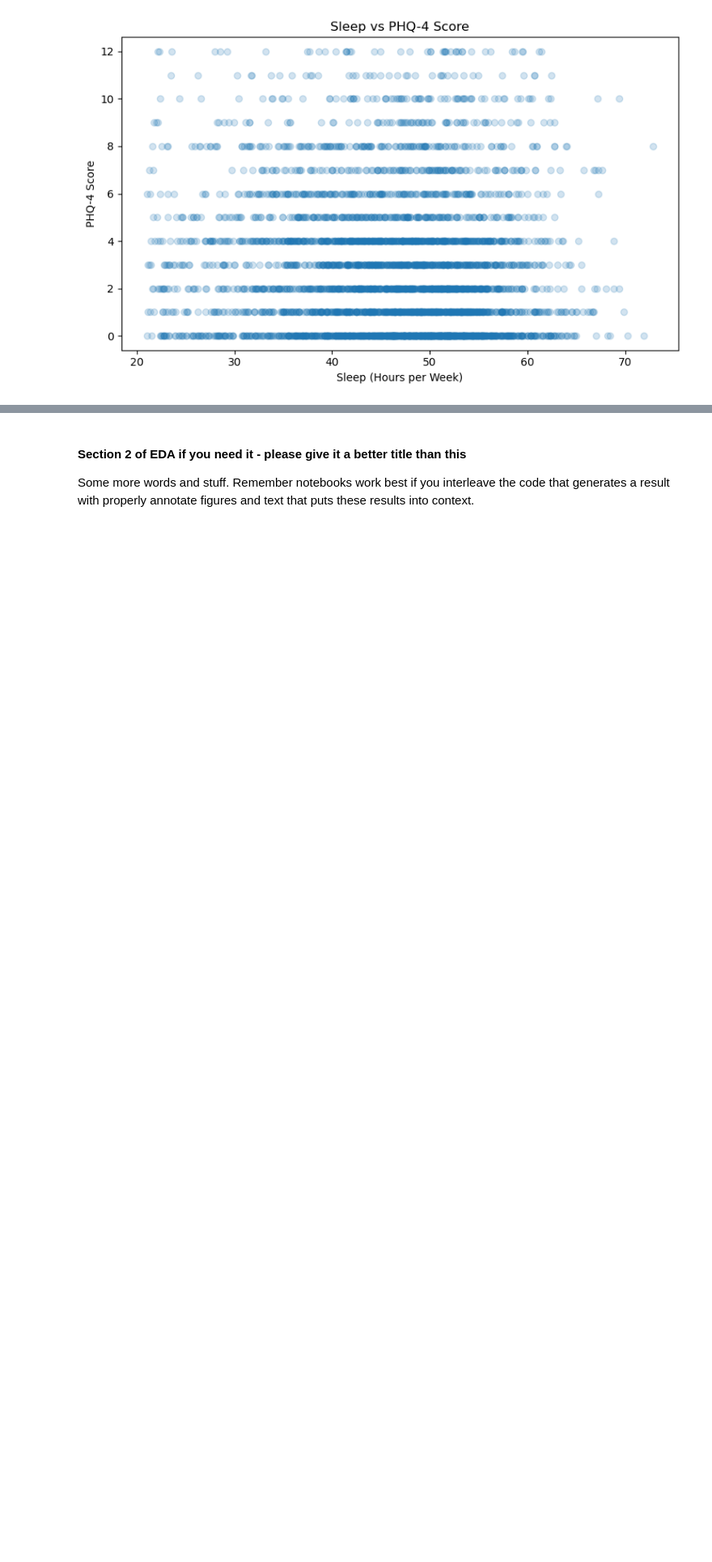
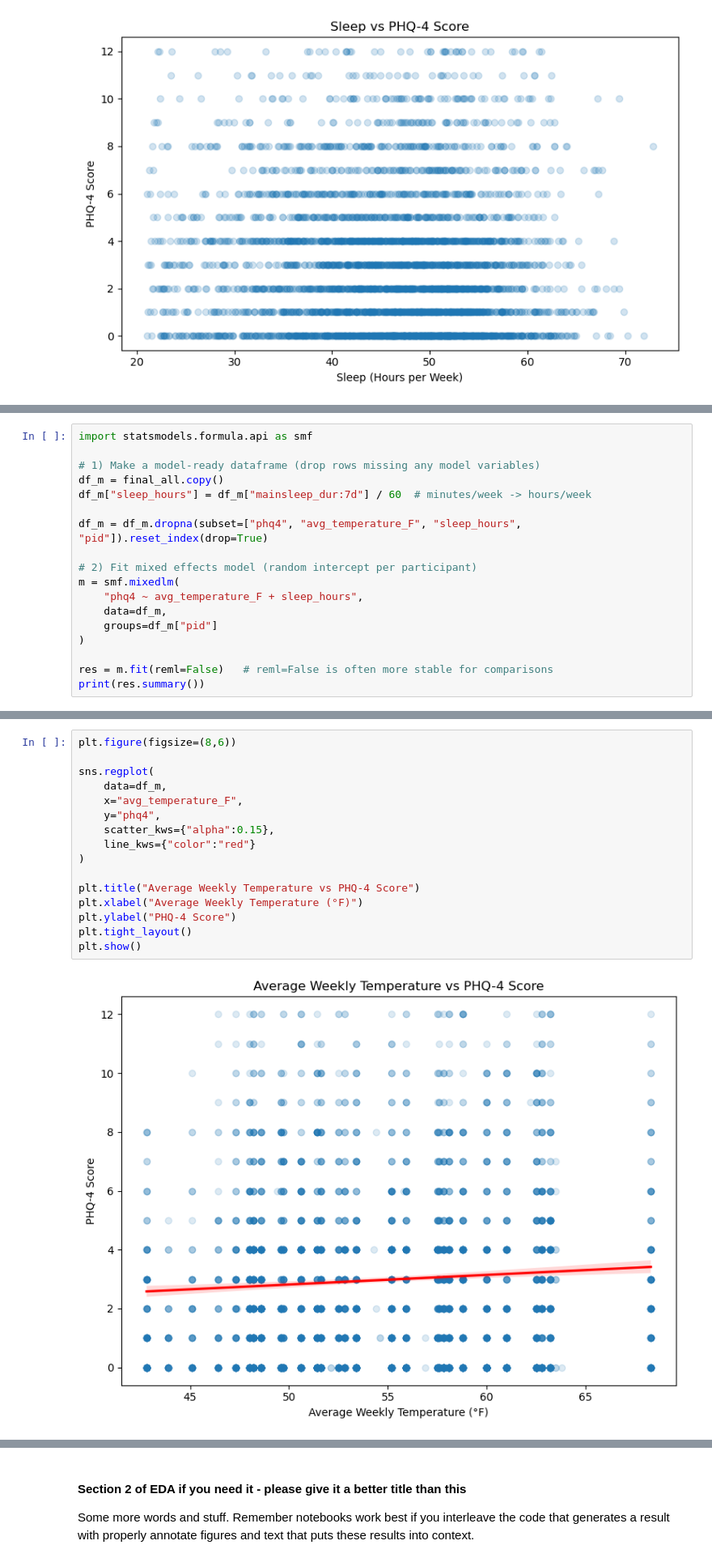
Before and after one commit to COGS108/Group053_WI26, a Jupyter notebook: 02-EDACheckpoint.ipynb, the cells around one changed output, grey strips where cells are left out. Shown at 81% size. Drawn from its saved outputs; the diff is of its cells as text; blank space fills up the shorter version.

```diff
--- a/02-EDACheckpoint.ipynb
+++ b/02-EDACheckpoint.ipynb
@@ -673,0 +774,18 @@ final_all.assign(
+# %%
+import statsmodels.formula.api as smf
+
+# 1) Make a model-ready dataframe (drop rows missing any model variables)
+df_m = final_all.copy()
+df_m["sleep_hours"] = df_m["mainsleep_dur:7d"] / 60  # minutes/week -> hours/week
+
+df_m = df_m.dropna(subset=["phq4", "avg_temperature_F", "sleep_hours", "pid"]).reset_index(drop=True)
+
+# 2) Fit mixed effects model (random intercept per participant)
+m = smf.mixedlm(
+    "phq4 ~ avg_temperature_F + sleep_hours",
+    data=df_m,
+    groups=df_m["pid"]
+)
+
+res = m.fit(reml=False)   # reml=False is often more stable for comparisons
+print(res.summary())
@@ -673,0 +835,18 @@ final_all.assign(
+# %%
+plt.figure(figsize=(8,6))
+
+sns.regplot(
+    data=df_m,
+    x="avg_temperature_F",
+    y="phq4",
+    scatter_kws={"alpha":0.15},
+    line_kws={"color":"red"}
+)
+
+plt.title("Average Weekly Temperature vs PHQ-4 Score")
+plt.xlabel("Average Weekly Temperature (°F)")
+plt.ylabel("PHQ-4 Score")
+plt.tight_layout()
+plt.show()
+# %% [output]
+[figure, added]
```
Also changed, not shown: parts of 15 cells of this notebook.
